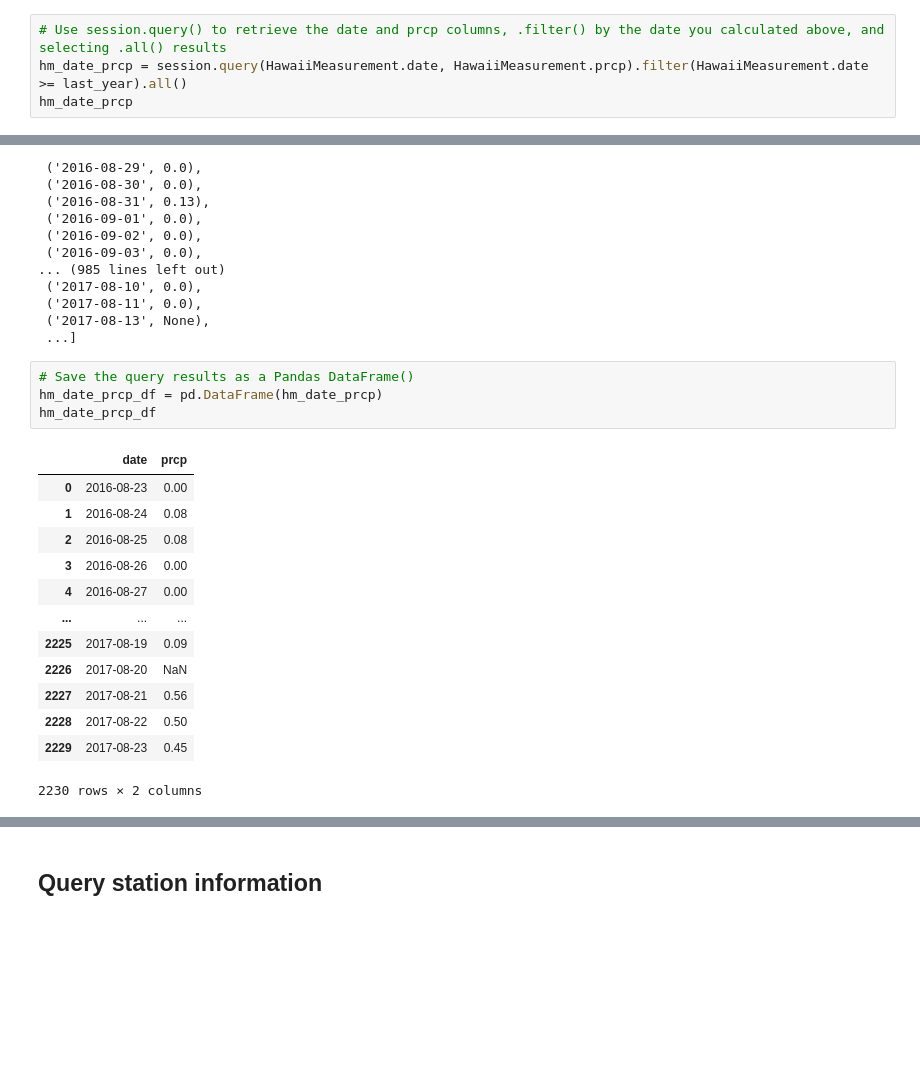
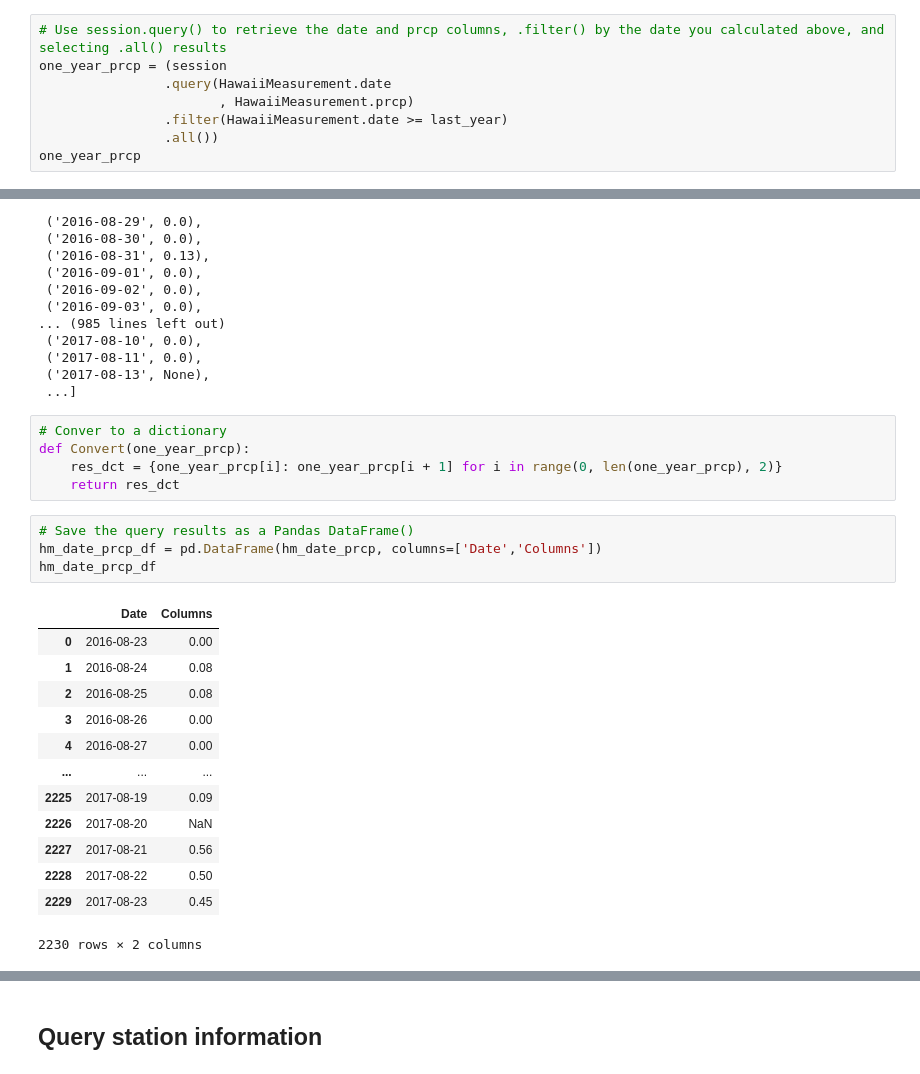
Before and after one commit to ellismok/sqlalchemy-challenge, a Jupyter notebook: starter_climate_analysis.ipynb, the cells around one changed output, grey strips where cells are left out. Drawn from its saved outputs; the diff is of its cells as text; blank space fills up the shorter version.

```diff
--- a/starter_climate_analysis.ipynb
+++ b/starter_climate_analysis.ipynb
@@ -70,7 +72,11 @@ datetime.date(2016, 8, 23)
 # %%
 # Use session.query() to retrieve the date and prcp columns, .filter() by the date you calculated above, and selecting .all() results
-hm_date_prcp = session.query(HawaiiMeasurement.date, HawaiiMeasurement.prcp).filter(HawaiiMeasurement.date >= last_year).all()
-hm_date_prcp
+one_year_prcp = (session
+                .query(HawaiiMeasurement.date
+                       , HawaiiMeasurement.prcp)
+                .filter(HawaiiMeasurement.date >= last_year)
+                .all())
+one_year_prcp
 # %% [output]
 [('2016-08-23', 0.0),
  ('2016-08-24', 0.08),
@@ -89,12 +95,17 @@ hm_date_prcp
  ('2017-08-11', 0.0),
  ('2017-08-13', None),
  ...]
+# %%
+# Conver to a dictionary
+def Convert(one_year_prcp):
+    res_dct = {one_year_prcp[i]: one_year_prcp[i + 1] for i in range(0, len(one_year_prcp), 2)}
+    return res_dct
 # %%
 # Save the query results as a Pandas DataFrame()
-hm_date_prcp_df = pd.DataFrame(hm_date_prcp)
+hm_date_prcp_df = pd.DataFrame(hm_date_prcp, columns=['Date','Columns'])
 hm_date_prcp_df
 # %% [output]
-|  | date | prcp |
+|  | Date | Columns |
 | 0 | 2016-08-23 | 0.00 |
 | 1 | 2016-08-24 | 0.08 |
 | 2 | 2016-08-25 | 0.08 |
```
Also changed, not shown: parts of 26 cells of this notebook, 4 other files.
